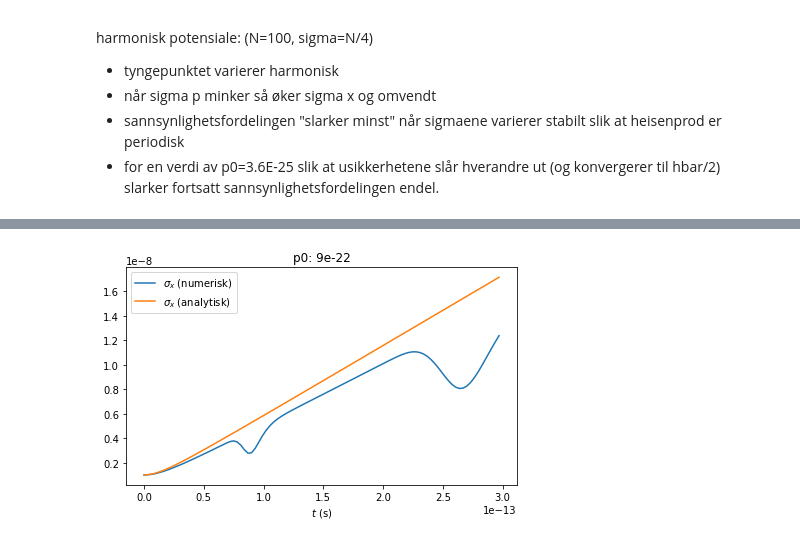
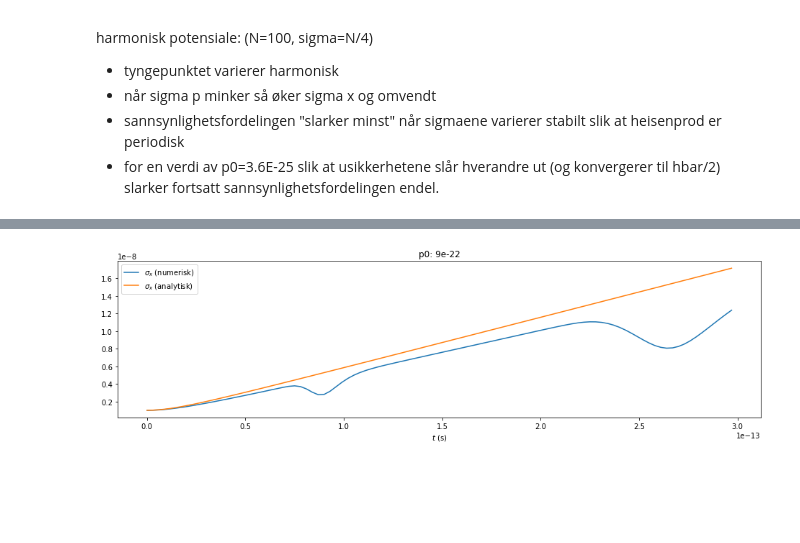
Before and after one commit to BrentKylling/kvante-numerisk, a Jupyter notebook: Numerisk_øving-Copy1.ipynb, the cells around one changed output, grey strips where cells are left out. Drawn from its saved outputs; the diff is of its cells as text; code cells hidden in the pictures; blank space fills up the shorter version.

```diff
--- a/Numerisk_øving-Copy1.ipynb
+++ b/Numerisk_øving-Copy1.ipynb
@@ -38,7 +38,7 @@ def V(x):
         mask = ((x0 - N * dx) < x) & (x < (x0 + N * dx))
         return where(mask, V, V0)
 
-def animator(time=200,figsize=(16,4)):
+def animator(time=200,figsize=(14,4)):
     def init():
         line.set_data([], [])
         marker1.set_data([], [])
@@ -285,22 +285,19 @@ animator();
 [interactive output not drawn]
 # %%
-BigPsiSquared = \
-getBigPsiSquared(p0=0.9E-21,sigma = N / 10 * dx,harmonic=False)
+BigPsiSquared = getBigPsiSquared(p0=0.9E-21,sigma = N / 10 * dx,harmonic=False)
 
 tArr=arange(100)*3E-15
 plt.figure(figsize=(16,4))
 plt.title('p0: '+str(p0))
-plt.plot(tArr,sigmaX(tArr).reshape(tArr.shape),\
-         label='$\sigma_{x}$ (numerisk)')
-plt.plot(tArr,analyticSigmaX(tArr).reshape(tArr.shape),\
-         label='$\sigma_{x}$ (analytisk)')
+plt.plot(tArr,sigmaX(tArr).reshape(tArr.shape),label='$\sigma_{x}$ (numerisk)')
+plt.plot(tArr,analyticSigmaX(tArr).reshape(tArr.shape), label='$\sigma_{x}$ (analytisk)')
 plt.legend(loc='best')
 plt.xlabel('$t$ (s)')
 plt.show()
 
 animator();
 # %% [output]
-[figure, old version]
+[figure, new version]
 [interactive output not drawn]
 # %%
 BigPsiSquared = getBigPsiSquared(p0=3E-25,sigma = N / 5 * dx, harmonic=True)
```
Also changed, not shown: parts of 4 cells of this notebook, 1 other file.
